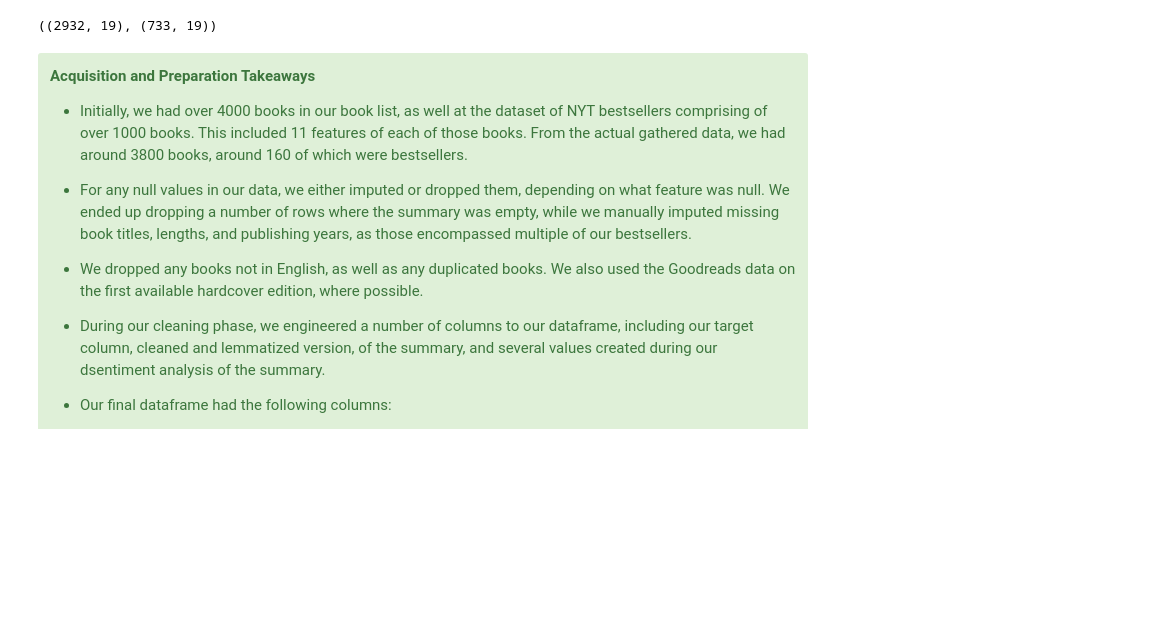
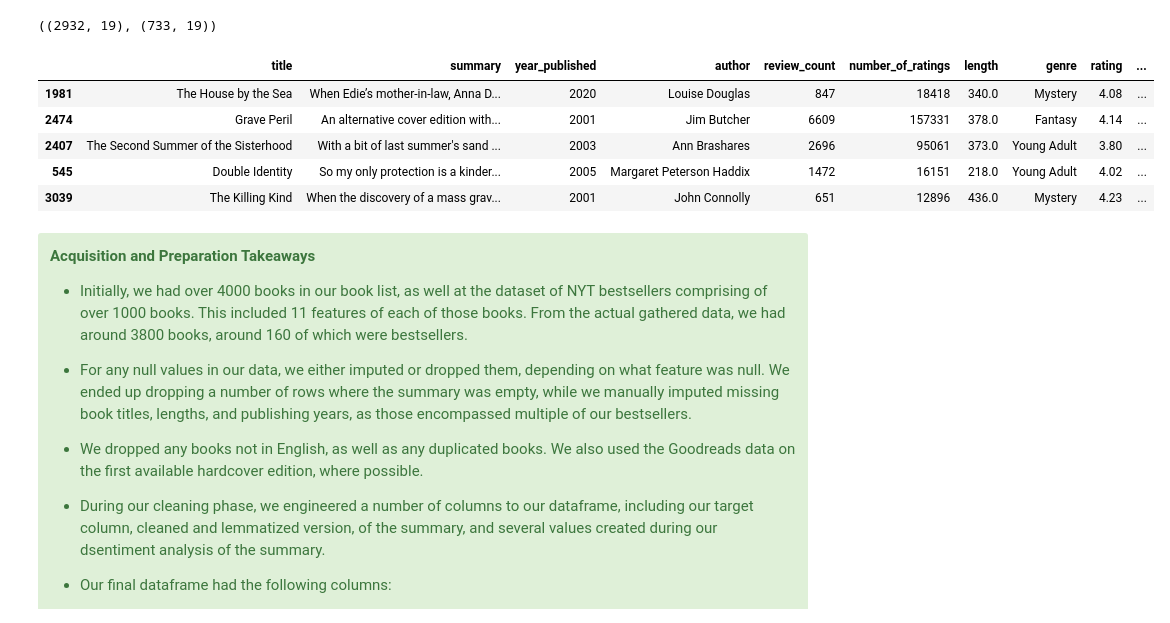
Before and after one commit to Booookkkkkssss/books_main, a Jupyter notebook: Final_Notebook.ipynb, the cells around one changed output. Cells and saved outputs as stored; diff of their text form; code cells hidden in the pictures; blank space fills up the shorter version.

```diff
--- a/Final_Notebook.ipynb
+++ b/Final_Notebook.ipynb
@@ -124,6 +130,15 @@ train, test = ex.split(df, 'successful')
 train.shape, test.shape
 # %% [output]
 ((2932, 19), (733, 19))
+# %%
+train.head()
+# %% [output]
+|  | title | summary | year_published | author | review_count | number_of_ratings | length | genre | rating | ... |
+| 1981 | The House by the Sea | When Edie’s mother-in-law, Anna D... | 2020 | Louise Douglas | 847 | 18418 | 340.0 | Mystery | 4.08 | ... |
+| 2474 | Grave Peril | An alternative cover edition with... | 2001 | Jim Butcher | 6609 | 157331 | 378.0 | Fantasy | 4.14 | ... |
+| 2407 | The Second Summer of the Sisterhood | With a bit of last summer's sand ... | 2003 | Ann Brashares | 2696 | 95061 | 373.0 | Young Adult | 3.80 | ... |
+| 545 | Double Identity | So my only protection is a kinder... | 2005 | Margaret Peterson Haddix | 1472 | 16151 | 218.0 | Young Adult | 4.02 | ... |
+| 3039 | The Killing Kind | When the discovery of a mass grav... | 2001 | John Connolly | 651 | 12896 | 436.0 | Mystery | 4.23 | ... |
 # %% [markdown]
 <div class="alert alert-block alert-success">
 <b>Acquisition and Preparation Takeaways</b>
```
Also changed, not shown: parts of 6 cells of this notebook, 6 other files.
